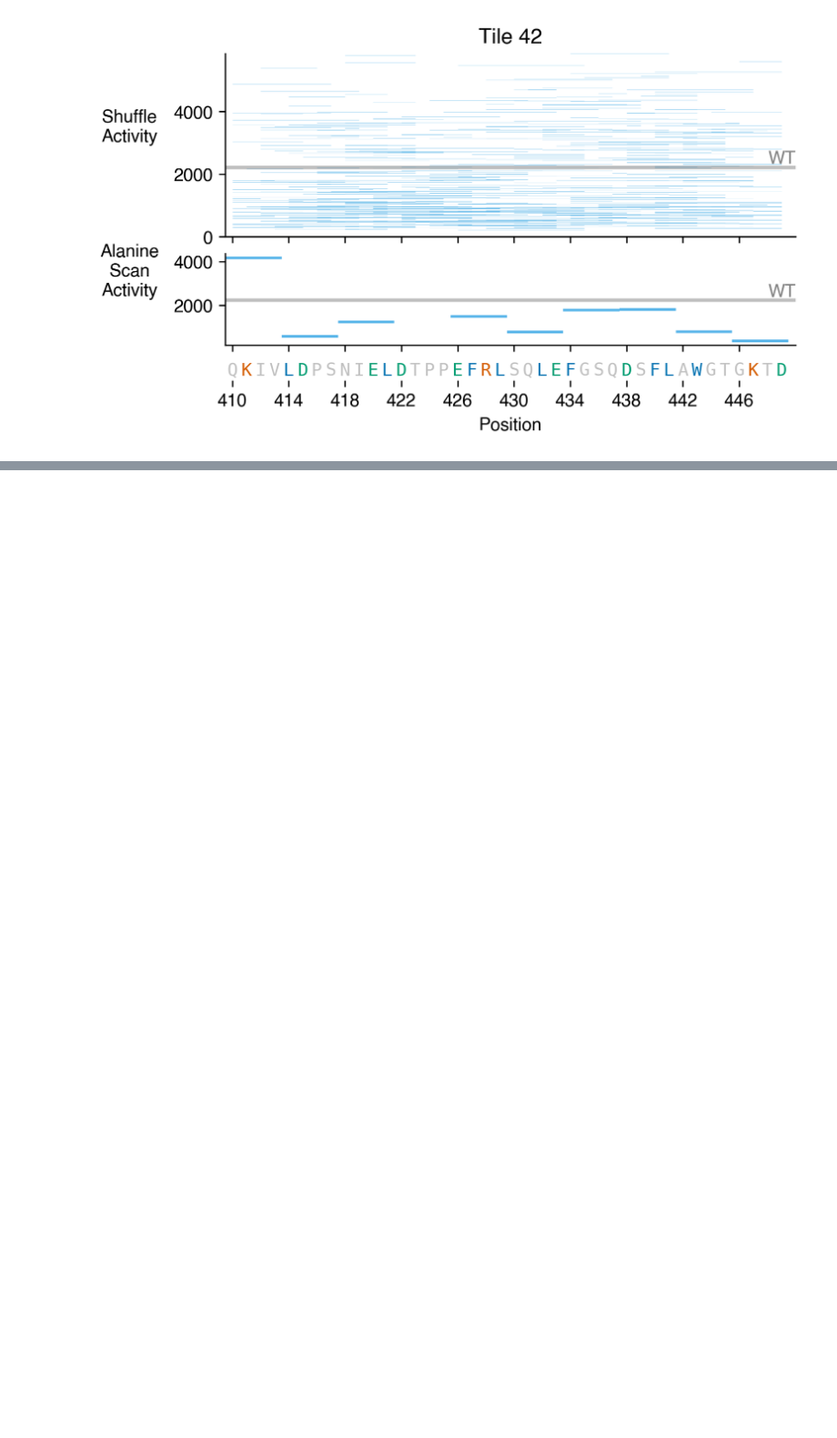
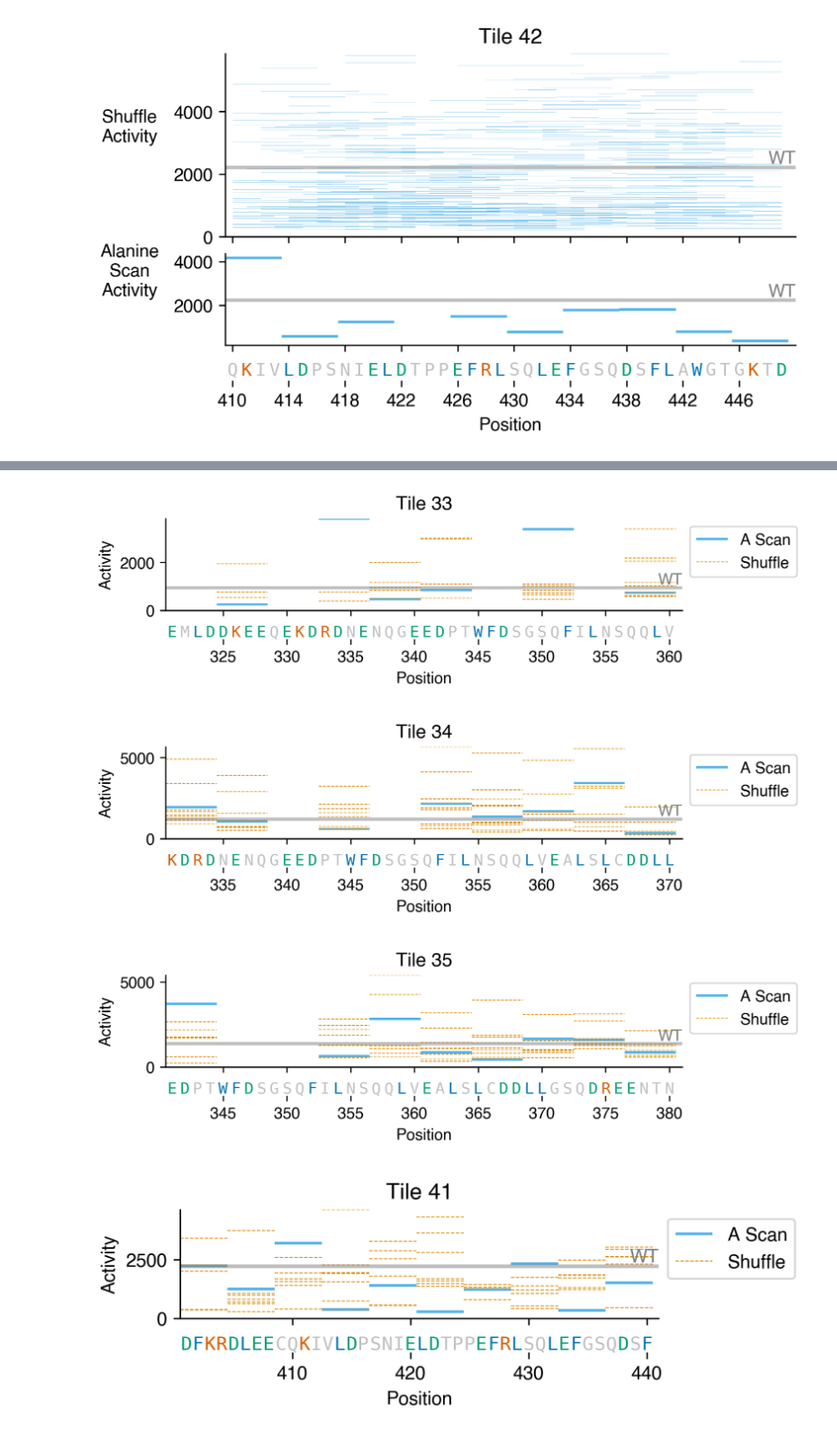
Before and after one commit to sanjanakotha/sog1, a Jupyter notebook: notebooks/Motifs.ipynb, the cells around one changed output, grey strips where cells are left out. Shown at 91% size. Cells and saved outputs as stored; diff of their text form; code cells hidden in the pictures; blank space fills up the shorter version.

```diff
--- a/notebooks/Motifs.ipynb
+++ b/notebooks/Motifs.ipynb
@@ -694,0 +702,3 @@ for tile_num in list(set(shuffle_vars_with_diff["tile"]) & set(Ascan_s_with_diff
+# %%
+Ascan_s_with_diff["var_end_adj"] = Ascan_s_with_diff["var_end"] + 1
+Ascan_s_with_diff[["var_start", "var_end_adj", "tile_num"]]
@@ -694,0 +719,3 @@ for tile_num in list(set(shuffle_vars_with_diff["tile"]) & set(Ascan_s_with_diff
+# %%
+shuffle_vars_with_diff["tile_num"] = shuffle_vars_with_diff["Description_var"].str.split("_").str[0].astype(int)
+shuffle_vars_with_diff[["pos_start", "pos_end", "tile_num"]]
@@ -694,0 +736,7 @@ for tile_num in list(set(shuffle_vars_with_diff["tile"]) & set(Ascan_s_with_diff
+# %%
+shuffle_Ascan_lined_up = pd.merge(Ascan_s_with_diff,
+         shuffle_vars_with_diff,
+         suffixes = ("_A", "_shuffle"),
+         left_on = ["var_start", "var_end_adj", "tile_num"],
+         right_on = ["pos_start", "pos_end", "tile_num"])
+shuffle_Ascan_lined_up
@@ -694,0 +934,9 @@ for tile_num in list(set(shuffle_vars_with_diff["tile"]) & set(Ascan_s_with_diff
+# %%
+for tile_num in list(set(shuffle_vars_with_diff["tile"]) & set(Ascan_s_with_diff["tile_num"])):
+    plot_tile_Ascan_and_shuffles(tile_num)
+    #plt.savefig("../output/figures/shuffles_and_Ascan/" + str(tile_num) + ".png")
+# %% [output]
+[figure, added]
+[figure, added]
+[figure, added]
+[figure, added]
```
Also changed, not shown: parts of 16 cells of this notebook, 45 other files.
